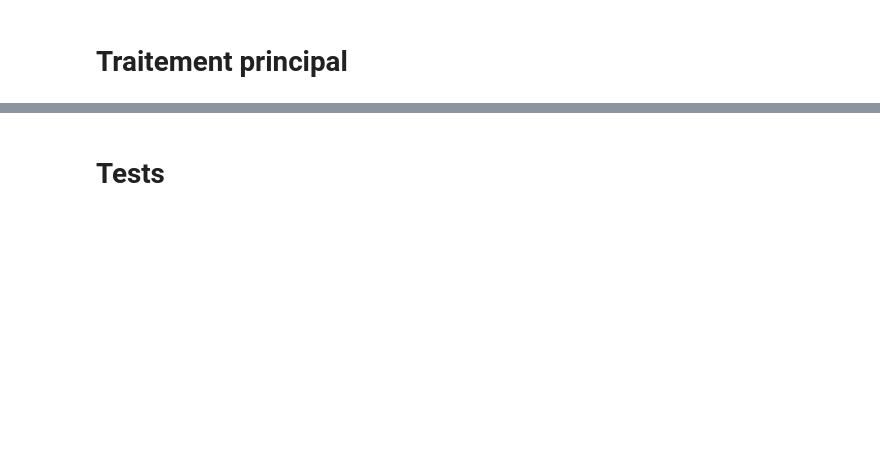
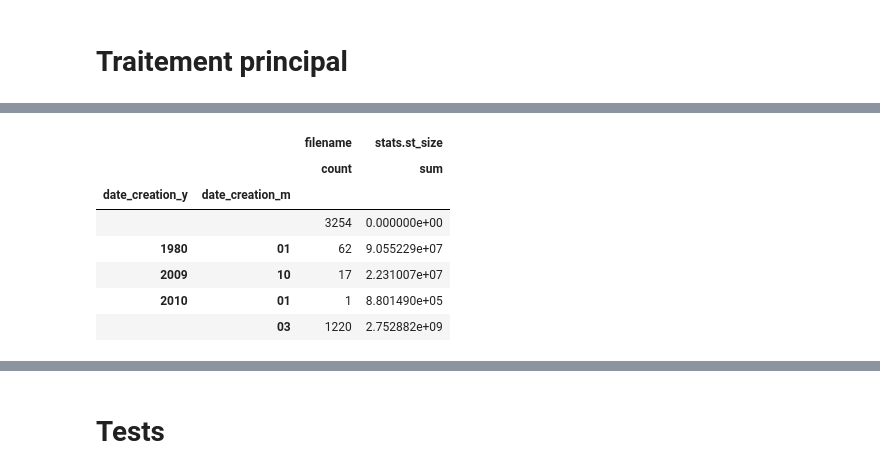
Before and after one commit to PatriceBt/Prjph_Photos, a Jupyter notebook: Prjph_Statistiques.ipynb, the cells around one changed output, grey strips where cells are left out. Cells and saved outputs as stored; diff of their text form; code cells hidden in the pictures; blank space fills up the shorter version.

```diff
--- a/Prjph_Statistiques.ipynb
+++ b/Prjph_Statistiques.ipynb
@@ -561,3 +549,15 @@ Name: date_creation_m, Length: 72345, dtype: object
+# %%
+df_sq_month = df_stats.groupby(['date_creation_y','date_creation_m']).agg({'filename':['count'], 'stats.st_size':['sum']})
+df_sq_month.head()
+# %% [output]
+|  |  | filename | stats.st_size |
+|  |  | count | sum |
+| date_creation_y | date_creation_m |  |  |
+|  |  | 3254 | 0.000000e+00 |
+| 1980 | 01 | 62 | 9.055229e+07 |
+| 2009 | 10 | 17 | 2.231007e+07 |
+| 2010 | 01 | 1 | 8.801490e+05 |
+|  | 03 | 1220 | 2.752882e+09 |
 # %%
 
 mytitle = 'Par mois - quantité et volume des fichiers'
```
Also changed, not shown: parts of 20 cells of this notebook, 2 other files.
